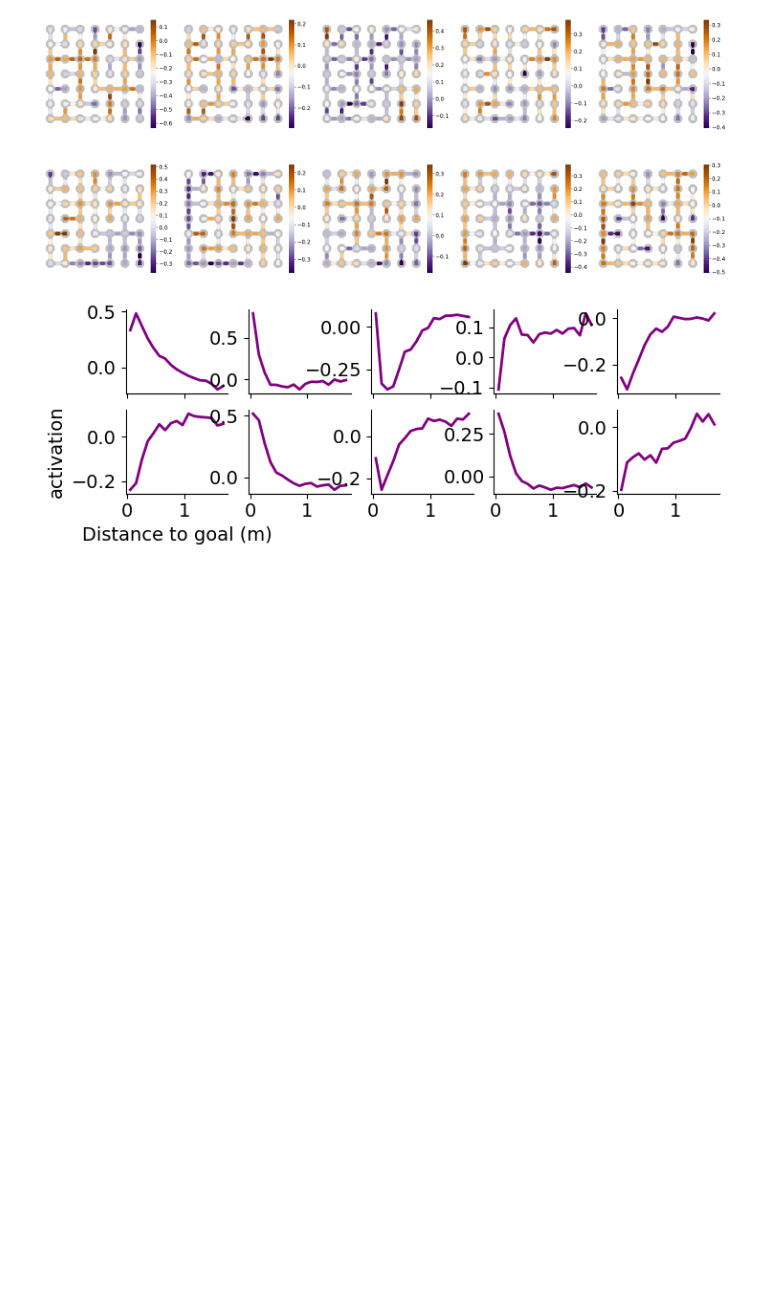
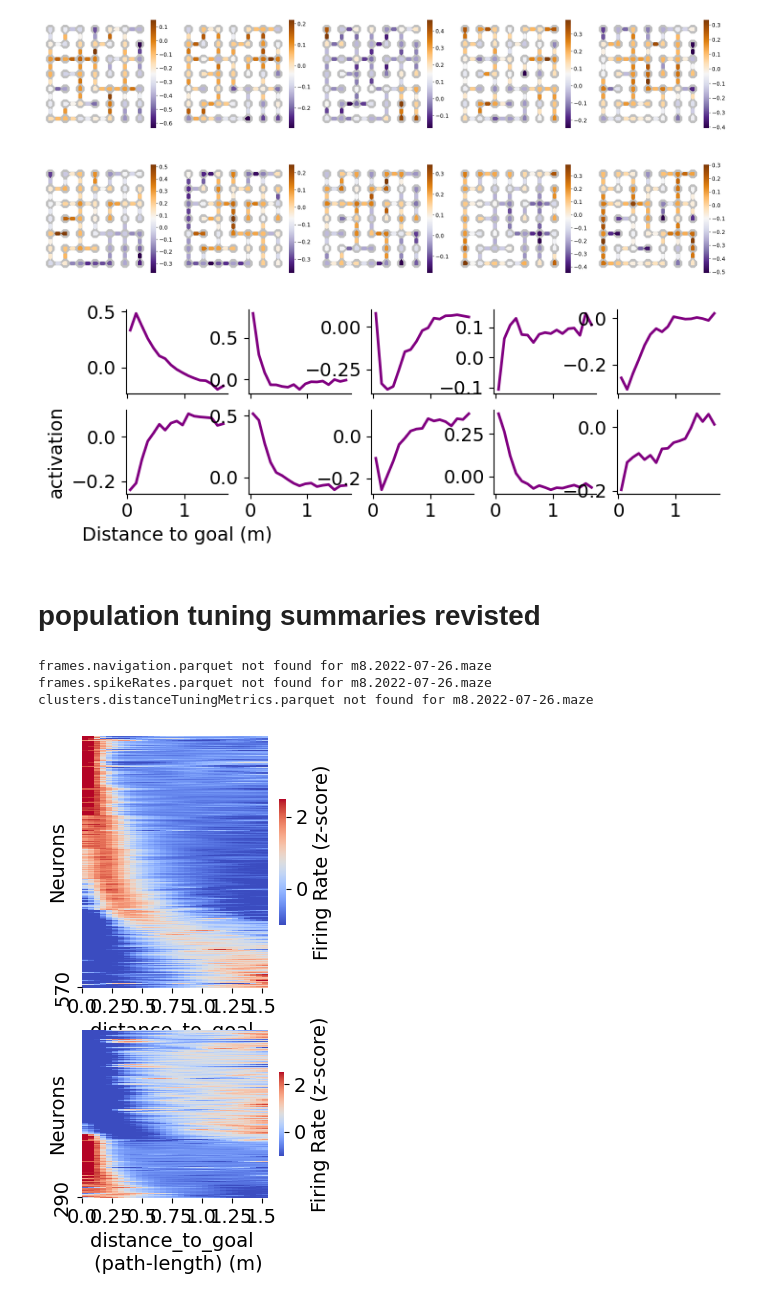
Before and after one commit to peterdoohan/GridMaze-mFC, a Jupyter notebook: Notebooks/nbeGLM.ipynb, the cells around one changed output. Drawn from its saved outputs; the diff is of its cells as text; code cells hidden in the pictures; blank space fills up the shorter version.

Commit message:
figs for revisit heatmaps in supp of nbeGLm fig

```diff
--- a/Notebooks/nbeGLM.ipynb
+++ b/Notebooks/nbeGLM.ipynb
@@ -252,3 +252,5 @@ vl.plot_latent_distance_to_goal_tuning(latent_tuning_dfs["distance_to_goal"], ax
 f.savefig("../results/nbeGLM/figures/latent_distance_to_goal_tuning.pdf")
 # %% [output]
 [figure]
+# %% [markdown]
+# population tuning summaries revisted
@@ -254,0 +260,14 @@ f.savefig("../results/nbeGLM/figures/latent_distance_to_goal_tuning.pdf")
+# %%
+# distance tuning
+distance_tuning_df = ts.get_population_unique_distance_to_goal_tuning_df()
+# %% [output]
+frames.navigation.parquet not found for m8.2022-07-26.maze
+frames.spikeRates.parquet not found for m8.2022-07-26.maze
+clusters.distanceTuningMetrics.parquet not found for m8.2022-07-26.maze
+# %%
+# plot
+f, axes = plt.subplots(2, 1, figsize=(3, 6), height_ratios=[1.5, 1])
+ts.plot_unique_distance_to_goal_tuning_heatmap(distance_tuning_df, axes=axes)
+f.savefig("../results/nbeGLM/figures/unique_distance_tuning_heatmap.pdf")
+# %% [output]
+[figure, added]
```
Also changed, not shown: parts of 2 cells of this notebook.
